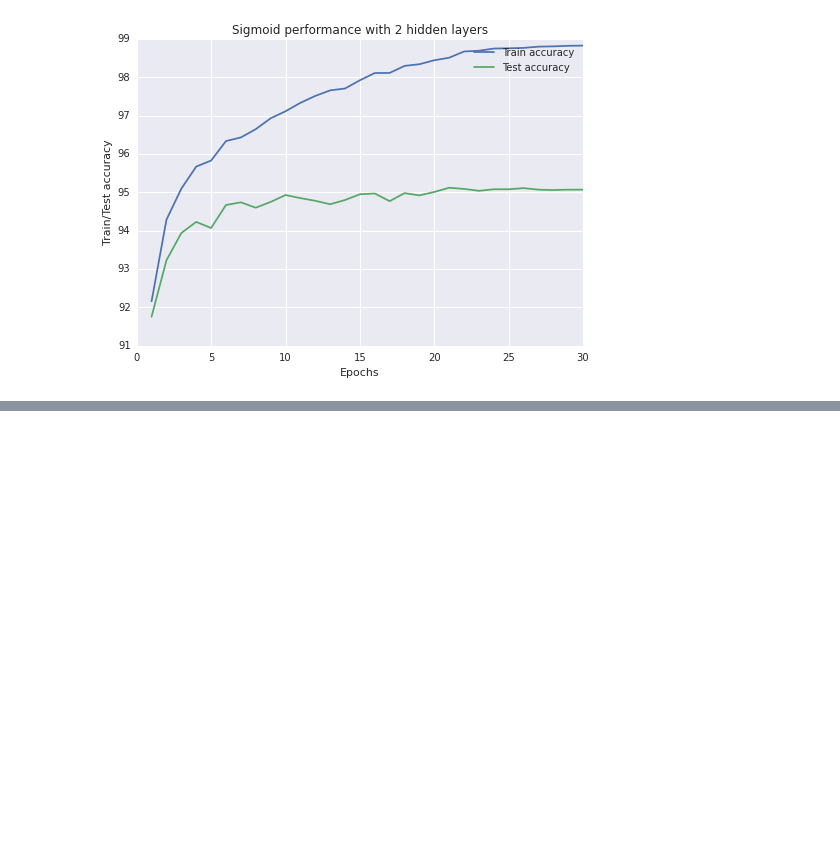
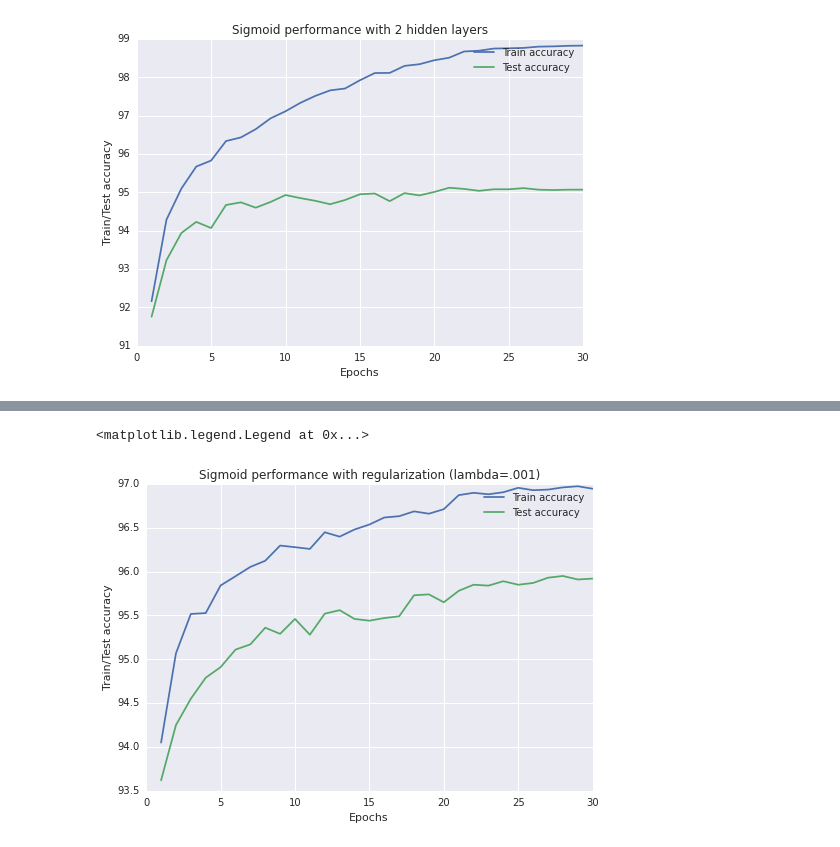
Before and after one commit to ankit2311/NeuralNetworks-CSE-253, a Jupyter notebook: Homework2/src/CS 253 HW 2.ipynb, the cells around one changed output, grey strips where cells are left out. Cells and saved outputs as stored; diff of their text form; code cells hidden in the pictures; blank space fills up the shorter version.

Commit message:
Add latest notebook with regularization

```diff
--- a/Homework2/src/CS 253 HW 2.ipynb
+++ b/Homework2/src/CS 253 HW 2.ipynb
@@ -240,0 +337,2 @@ Epoch 29: Train/test accuracy = (98.825000000000003, 95.069999999999993)
+# %%
+clf_sigmoid_l1 = NeuralNetwork([784,50,10], afunc = "sigmoid", lmbda=0.001)
@@ -342,11 +480,14 @@ sns.plt.legend()
 # %%
 x = [i+1 for i in xrange(30)]
-sigmoid_train = clf_sigmoid_two_layer.train_accuracy
-sigmoid_test = clf_sigmoid_two_layer.test_accuracy
+sigmoid_train = clf_sigmoid_l1.train_accuracy
+sigmoid_test = clf_sigmoid_l1.test_accuracy
 
 sns.plt.xlabel("Epochs")
 sns.plt.ylabel("Train/Test accuracy")
 sns.plt.plot(x, sigmoid_train,  label = "Train accuracy" )
 sns.plt.plot(x, sigmoid_test,  label = "Test accuracy" )
-sns.plt.title("Sigmoid performance with momentum")
+sns.plt.title("Sigmoid performance with regularization (lambda=.001)")
 sns.plt.legend()
+# %% [output]
+<matplotlib.legend.Legend at 0x...>
+[figure, added]
```
Also changed, not shown: parts of 14 cells of this notebook.
